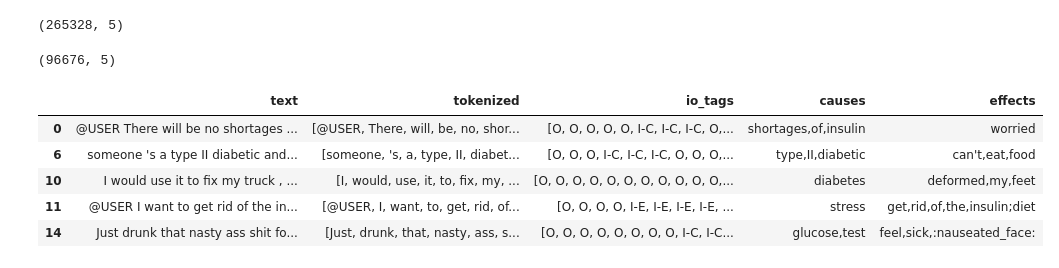
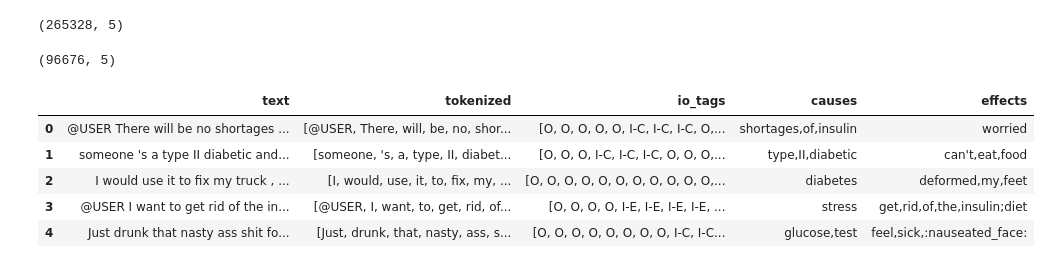
Before and after one commit to WDDS/Causal-associations-diabetes-twitter, a Jupyter notebook: Network analysis.ipynb, the cells around one changed output. Drawn from its saved outputs; the diff is of its cells as text; code cells hidden in the pictures.

```diff
--- a/Network analysis.ipynb
+++ b/Network analysis.ipynb
@@ -120,13 +164,14 @@ df_with_causes_effects.shape
 # %%
 #################### Only consider tweets with both cause and effect ###############################
 df_new = df_with_causes_effects[(df_with_causes_effects.causes.str.len() > 0 ) & (df_with_causes_effects.effects.str.len() > 0)]
+df_new.reset_index(drop=True, inplace=True)
 print(df_new.shape)
 df_new.head()
 # %% [output]
 (96676, 5)
 |  | text | tokenized | io_tags | causes | effects |
 | 0 | @USER There will be no shortages ... | [@USER, There, will, be, no, shor... | [O, O, O, O, O, I-C, I-C, I-C, O,... | shortages,of,insulin | worried |
-| 6 | someone 's a type II diabetic and... | [someone, 's, a, type, II, diabet... | [O, O, O, I-C, I-C, I-C, O, O, O,... | type,II,diabetic | can't,eat,food |
-| 10 | I would use it to fix my truck , ... | [I, would, use, it, to, fix, my, ... | [O, O, O, O, O, O, O, O, O, O, O,... | diabetes | deformed,my,feet |
-| 11 | @USER I want to get rid of the in... | [@USER, I, want, to, get, rid, of... | [O, O, O, O, I-E, I-E, I-E, I-E, ... | stress | get,rid,of,the,insulin;diet |
-| 14 | Just drunk that nasty ass shit fo... | [Just, drunk, that, nasty, ass, s... | [O, O, O, O, O, O, O, O, I-C, I-C... | glucose,test | feel,sick,:nauseated_face: |
+| 1 | someone 's a type II diabetic and... | [someone, 's, a, type, II, diabet... | [O, O, O, I-C, I-C, I-C, O, O, O,... | type,II,diabetic | can't,eat,food |
+| 2 | I would use it to fix my truck , ... | [I, would, use, it, to, fix, my, ... | [O, O, O, O, O, O, O, O, O, O, O,... | diabetes | deformed,my,feet |
+| 3 | @USER I want to get rid of the in... | [@USER, I, want, to, get, rid, of... | [O, O, O, O, I-E, I-E, I-E, I-E, ... | stress | get,rid,of,the,insulin;diet |
+| 4 | Just drunk that nasty ass shit fo... | [Just, drunk, that, nasty, ass, s... | [O, O, O, O, O, O, O, O, I-C, I-C... | glucose,test | feel,sick,:nauseated_face: |
```
Also changed, not shown: parts of 29 cells of this notebook, 10 other files.
